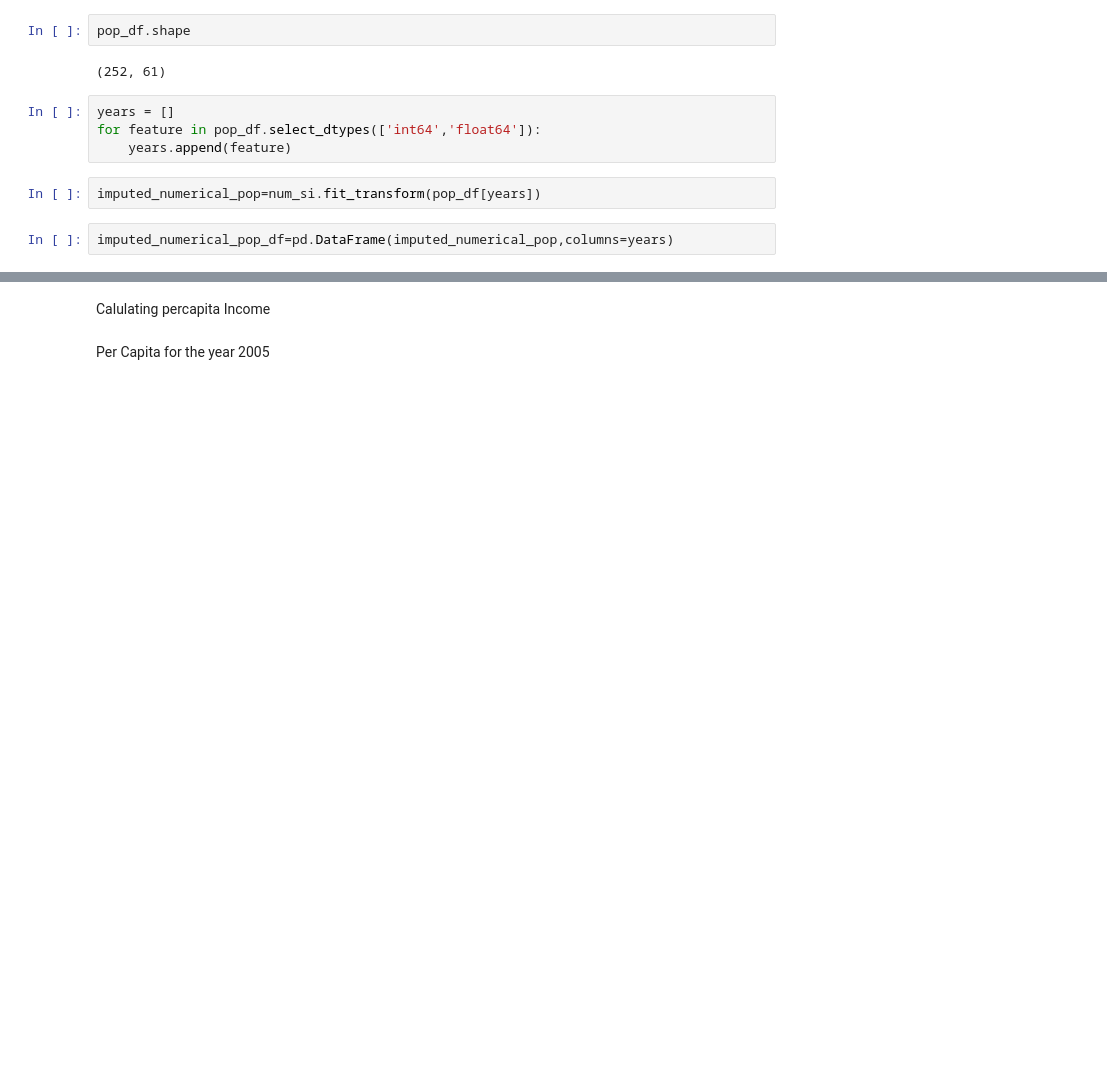
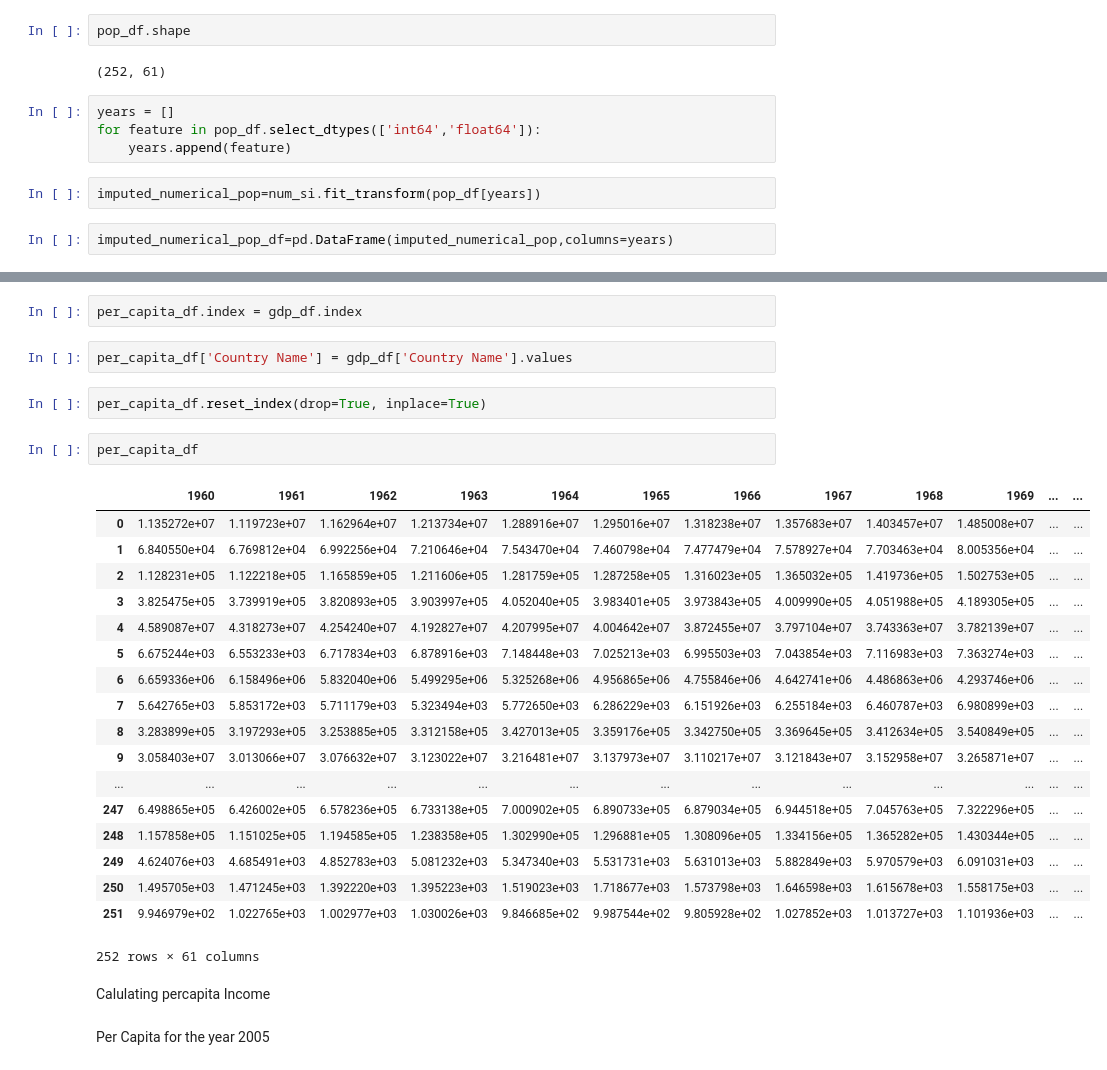
Before and after one commit to saivamsi333/Disaster-Detection-System, a Jupyter notebook: worldbank_assignment.ipynb, the cells around one changed output, grey strips where cells are left out. Drawn from its saved outputs; the diff is of its cells as text; blank space fills up the shorter version.

```diff
--- a/worldbank_assignment.ipynb
+++ b/worldbank_assignment.ipynb
@@ -390,3 +418,30 @@ imputed_numerical_pop_df=pd.DataFrame(imputed_numerical_pop,columns=years)
+# %%
+per_capita_df.index = gdp_df.index
+# %%
+per_capita_df['Country Name'] = gdp_df['Country Name'].values
+# %%
+per_capita_df.reset_index(drop=True, inplace=True)
+# %%
+per_capita_df
+# %% [output]
+|  | 1960 | 1961 | 1962 | 1963 | 1964 | 1965 | 1966 | 1967 | 1968 | 1969 | ... | ... |
+| 0 | 1.135272e+07 | 1.119723e+07 | 1.162964e+07 | 1.213734e+07 | 1.288916e+07 | 1.295016e+07 | 1.318238e+07 | 1.357683e+07 | 1.403457e+07 | 1.485008e+07 | ... | ... |
+| 1 | 6.840550e+04 | 6.769812e+04 | 6.992256e+04 | 7.210646e+04 | 7.543470e+04 | 7.460798e+04 | 7.477479e+04 | 7.578927e+04 | 7.703463e+04 | 8.005356e+04 | ... | ... |
+| 2 | 1.128231e+05 | 1.122218e+05 | 1.165859e+05 | 1.211606e+05 | 1.281759e+05 | 1.287258e+05 | 1.316023e+05 | 1.365032e+05 | 1.419736e+05 | 1.502753e+05 | ... | ... |
+| 3 | 3.825475e+05 | 3.739919e+05 | 3.820893e+05 | 3.903997e+05 | 4.052040e+05 | 3.983401e+05 | 3.973843e+05 | 4.009990e+05 | 4.051988e+05 | 4.189305e+05 | ... | ... |
+| 4 | 4.589087e+07 | 4.318273e+07 | 4.254240e+07 | 4.192827e+07 | 4.207995e+07 | 4.004642e+07 | 3.872455e+07 | 3.797104e+07 | 3.743363e+07 | 3.782139e+07 | ... | ... |
+| 5 | 6.675244e+03 | 6.553233e+03 | 6.717834e+03 | 6.878916e+03 | 7.148448e+03 | 7.025213e+03 | 6.995503e+03 | 7.043854e+03 | 7.116983e+03 | 7.363274e+03 | ... | ... |
+| 6 | 6.659336e+06 | 6.158496e+06 | 5.832040e+06 | 5.499295e+06 | 5.325268e+06 | 4.956865e+06 | 4.755846e+06 | 4.642741e+06 | 4.486863e+06 | 4.293746e+06 | ... | ... |
+| 7 | 5.642765e+03 | 5.853172e+03 | 5.711179e+03 | 5.323494e+03 | 5.772650e+03 | 6.286229e+03 | 6.151926e+03 | 6.255184e+03 | 6.460787e+03 | 6.980899e+03 | ... | ... |
+| 8 | 3.283899e+05 | 3.197293e+05 | 3.253885e+05 | 3.312158e+05 | 3.427013e+05 | 3.359176e+05 | 3.342750e+05 | 3.369645e+05 | 3.412634e+05 | 3.540849e+05 | ... | ... |
+| 9 | 3.058403e+07 | 3.013066e+07 | 3.076632e+07 | 3.123022e+07 | 3.216481e+07 | 3.137973e+07 | 3.110217e+07 | 3.121843e+07 | 3.152958e+07 | 3.265871e+07 | ... | ... |
+| ... | ... | ... | ... | ... | ... | ... | ... | ... | ... | ... | ... | ... |
+| 247 | 6.498865e+05 | 6.426002e+05 | 6.578236e+05 | 6.733138e+05 | 7.000902e+05 | 6.890733e+05 | 6.879034e+05 | 6.944518e+05 | 7.045763e+05 | 7.322296e+05 | ... | ... |
+| 248 | 1.157858e+05 | 1.151025e+05 | 1.194585e+05 | 1.238358e+05 | 1.302990e+05 | 1.296881e+05 | 1.308096e+05 | 1.334156e+05 | 1.365282e+05 | 1.430344e+05 | ... | ... |
+| 249 | 4.624076e+03 | 4.685491e+03 | 4.852783e+03 | 5.081232e+03 | 5.347340e+03 | 5.531731e+03 | 5.631013e+03 | 5.882849e+03 | 5.970579e+03 | 6.091031e+03 | ... | ... |
+| 250 | 1.495705e+03 | 1.471245e+03 | 1.392220e+03 | 1.395223e+03 | 1.519023e+03 | 1.718677e+03 | 1.573798e+03 | 1.646598e+03 | 1.615678e+03 | 1.558175e+03 | ... | ... |
+| 251 | 9.946979e+02 | 1.022765e+03 | 1.002977e+03 | 1.030026e+03 | 9.846685e+02 | 9.987544e+02 | 9.805928e+02 | 1.027852e+03 | 1.013727e+03 | 1.101936e+03 | ... | ... |
+252 rows × 61 columns
 # %% [markdown]
 Calulating percapita Income
 # %% [markdown]
```
Also changed, not shown: parts of 18 cells of this notebook.
